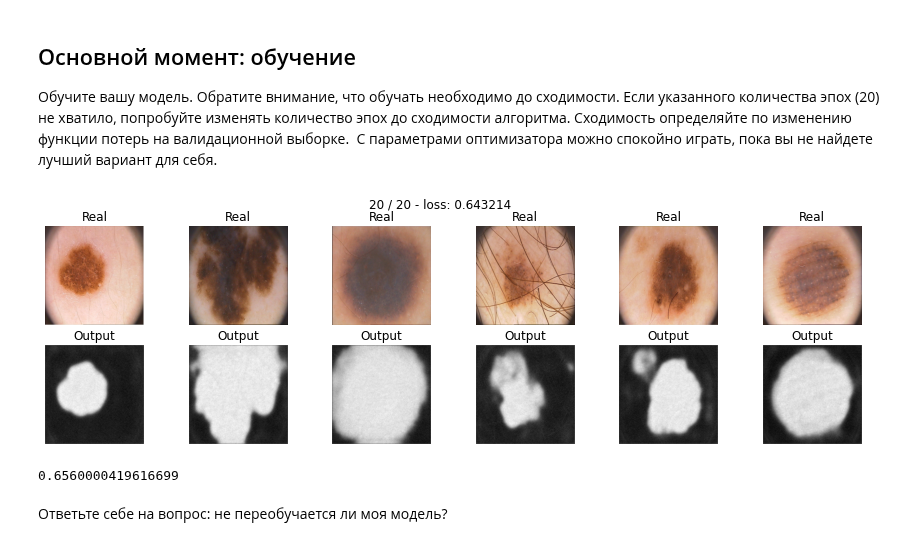
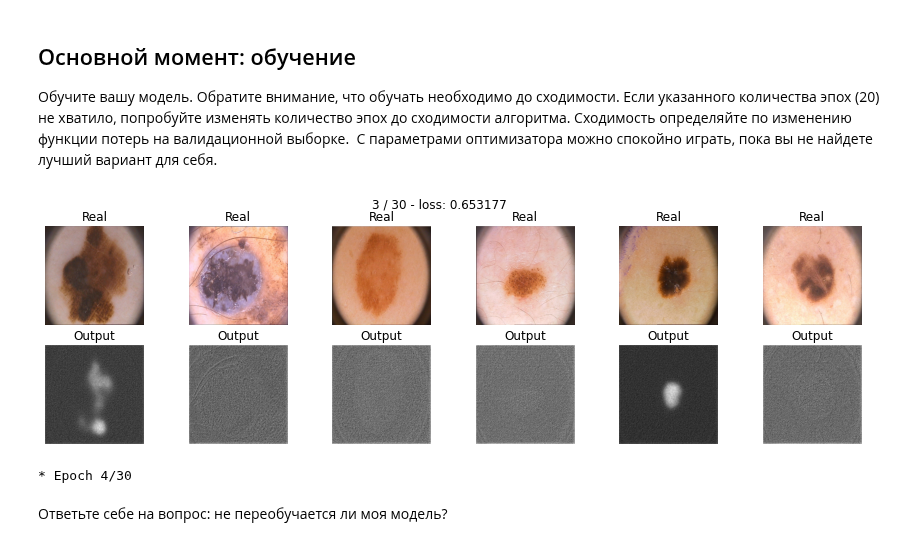
Before and after one commit to prosvirinKir/Deep-Learning-Sckool-term1, a Jupyter notebook: [hw]semantic_segmentation.ipynb, the cells around one changed output. Saved outputs shown, nothing was run; the diff lists cells and outputs as text; code cells hidden in the pictures.

```diff
--- a/[hw]semantic_segmentation.ipynb
+++ b/[hw]semantic_segmentation.ipynb
@@ -156,11 +176,6 @@ class SegNet(nn.Module):
         super().__init__()
 
         # encoder (downsampling)
-        # Each enc_conv/dec_conv block should look like this:
-        # nn.Sequential(
-        #     nn.Conv2d(...),
-        #     ... (2 or 3 conv layers with relu and batchnorm),
-        # )
         self.enc_conv0 = nn.Sequential(
             nn.Conv2d(in_channels=3, out_channels=64, kernel_size=3, padding=1),
             nn.BatchNorm2d(64),
@@ -209,11 +224,15 @@ class SegNet(nn.Module):
 
         # bottleneck
         self.bottleneck_conv = nn.Sequential(
-            nn.Conv2d(in_channels=512, out_channels=1024, kernel_size=1, padding=1),
+            nn.Conv2d(in_channels=512, out_channels=1024, kernel_size=1),
             nn.BatchNorm2d(1024),
-            nn.Conv2d(in_channels=1024, out_channels=1024, kernel_size=1, padding=1),
+            nn.ReLU(),
+            nn.Conv2d(in_channels=1024, out_channels=1024, kernel_size=1),
             nn.BatchNorm2d(1024),
-            nn.Conv2d(in_channels=1024, out_channels=512, kernel_size=1, padding=1),
+            nn.ReLU(),
+            nn.Conv2d(in_channels=1024, out_channels=512, kernel_size=1),
+            nn.BatchNorm2d(512),
+            nn.ReLU(),
         )
 
         # decoder (upsampling)
@@ -271,10 +290,10 @@ class SegNet(nn.Module):
         e3, idx_3 = self.pool3(self.enc_conv3(e2))
 
         # bottleneck
-        #b = (e3)
+        b = e3 #self.bottleneck_conv(e3)
 
         # decoder
-        d0 = self.dec_conv0(self.upsample0(e3, idx_3))
+        d0 = self.dec_conv0(self.upsample0(b, idx_3))
         d1 = self.dec_conv1(self.upsample1(d0, idx_2))
         d2 = self.dec_conv2(self.upsample2(d1, idx_1))
         d3 = self.dec_conv3(self.upsample3(d2, idx_0))
@@ -341,10 +358,19 @@ A = list()
 
 Мы определим цикл обучения в функции, чтобы мы могли повторно использовать его.
 # %%
+history = {
+    'train_loss':[],
+    'val_loss':[],
+    'train_score':[],
+    'val_score':[]
+}
+
 def train(model, opt, loss_fn, epochs, data_tr, data_val):
     X_val, Y_val = next(iter(data_val))
 
-    for epoch in range(epochs):
+    pbar = tqdm.trange(epochs, desc='Epochs')
+
+    for epoch in pbar:
         tic = time()
         print('* Epoch %d/%d' % (epoch+1, epochs))
 
@@ -367,6 +393,10 @@ def train(model, opt, loss_fn, epochs, data_tr, data_val):
 
             # calculate loss to show the user
             avg_loss += loss / len(data_tr)
+
+        history['train_loss'].append(avg_loss.item())
+        # history['train_score'].append(score_model(model, iou_pytorch, data_tr))
+
         toc = time()
         print('loss: %f' % avg_loss)
 
@@ -377,7 +407,7 @@ def train(model, opt, loss_fn, epochs, data_tr, data_val):
         X_val = X_val.to(device)
         Y_val = Y_val.to(device)
         Y_hat = model(X_val).detach().to('cpu')
-        Y_hat = sigmoid(Y_hat)
+
         # Visualize tools
         clear_output(wait=True)
         for k in range(6):
@@ -392,8 +422,6 @@ def train(model, opt, loss_fn, epochs, data_tr, data_val):
             plt.axis('off')
         plt.suptitle('%d / %d - loss: %f' % (epoch+1, epochs, avg_loss))
         plt.show()
-
-    return list(Y_pred.reshape(-1).cpu().detach().numpy())
 # %% [markdown]
 ## Инференс [1 балл]
 
@@ -419,12 +447,12 @@ def score_model(model, metric, data):
  С параметрами оптимизатора можно спокойно играть, пока вы не найдете лучший вариант для себя.
 # %%
 model = SegNet().to(device)
-max_epochs = 20
+
+max_epochs = 30
 optim = torch.optim.Adam(model.parameters(), lr=1e-4)
-A = train(model, optim, bce_loss, max_epochs, data_tr, data_val)
+train(model, optim, bce_loss, max_epochs, data_tr, data_val);
 # %% [output]
-[figure, old version]
+[figure, new version]
+* Epoch 4/30
 # %%
 score_model(model, iou_pytorch, data_val)
-# %% [output]
-0.6560000419616699
```
Also changed, not shown: parts of 14 cells of this notebook.
